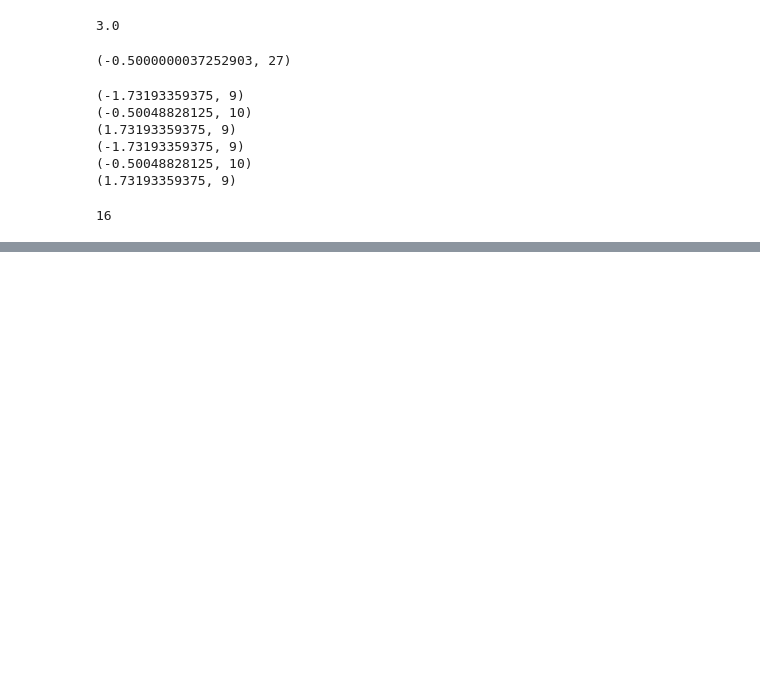
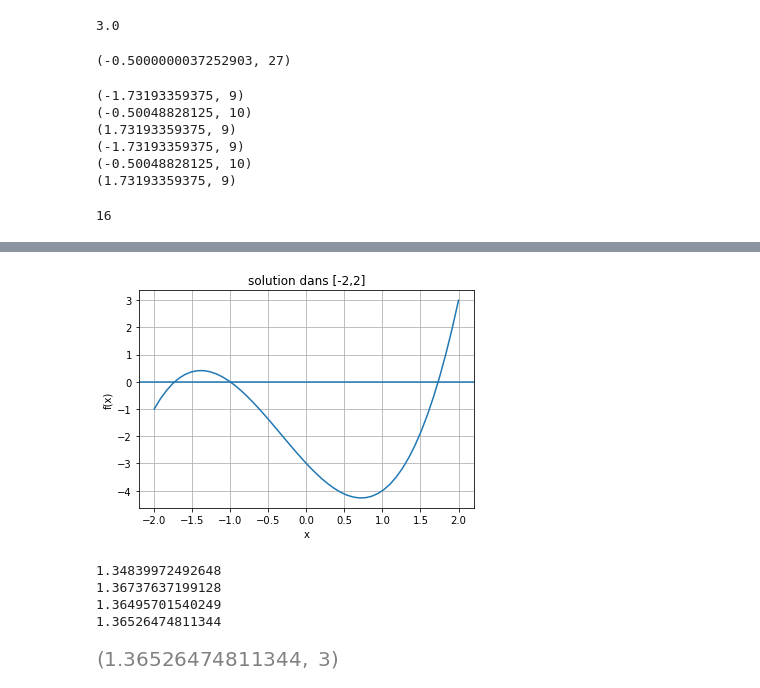
Before and after one commit to MohamedAmineBoufares/TP_Analyse_Num, a Jupyter notebook: TP1_2DNI.ipynb, the cells around one changed output, grey strips where cells are left out. Saved outputs shown, nothing was run; the diff lists cells and outputs as text; code cells hidden in the pictures; blank space fills up the shorter version.

```diff
--- a/TP1_2DNI.ipynb
+++ b/TP1_2DNI.ipynb
@@ -85,0 +125,14 @@ itteration(-2,-1.5,5)
+# %%
+def f ( x ):
+    return x **3+ x**2- 3*x - 3
+x=np.linspace ( -2 ,2)
+y=f(x)
+plt.title("solution dans [-2,2]");
+plt.xlabel("x")
+plt.ylabel("f(x)")
+plt.grid(True)
+plt.plot (x,y)
+plt.axhline()
+plt.show()
+# %% [output]
+[figure, added]
@@ -85,0 +162,8 @@ itteration(-2,-1.5,5)
+# %%
+pt_fixe(g2,1.5,0.001,50)
+# %% [output]
+1.34839972492648
+1.36737637199128
+1.36495701540249
+1.36526474811344
+[figure, added]
```
Also changed, not shown: parts of 13 cells of this notebook.
